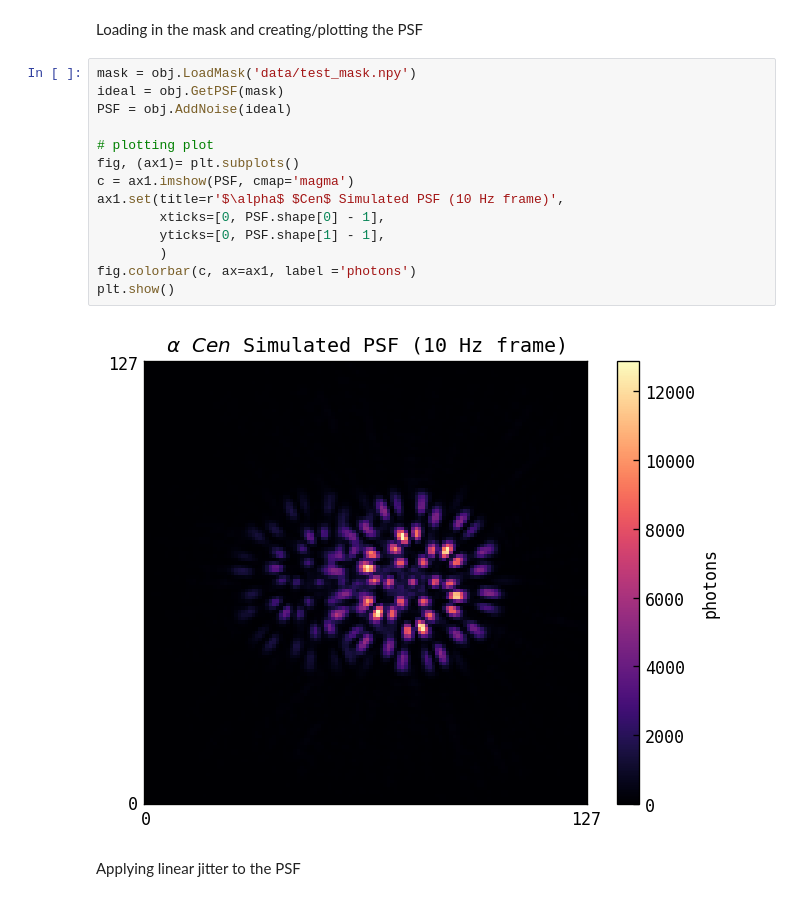
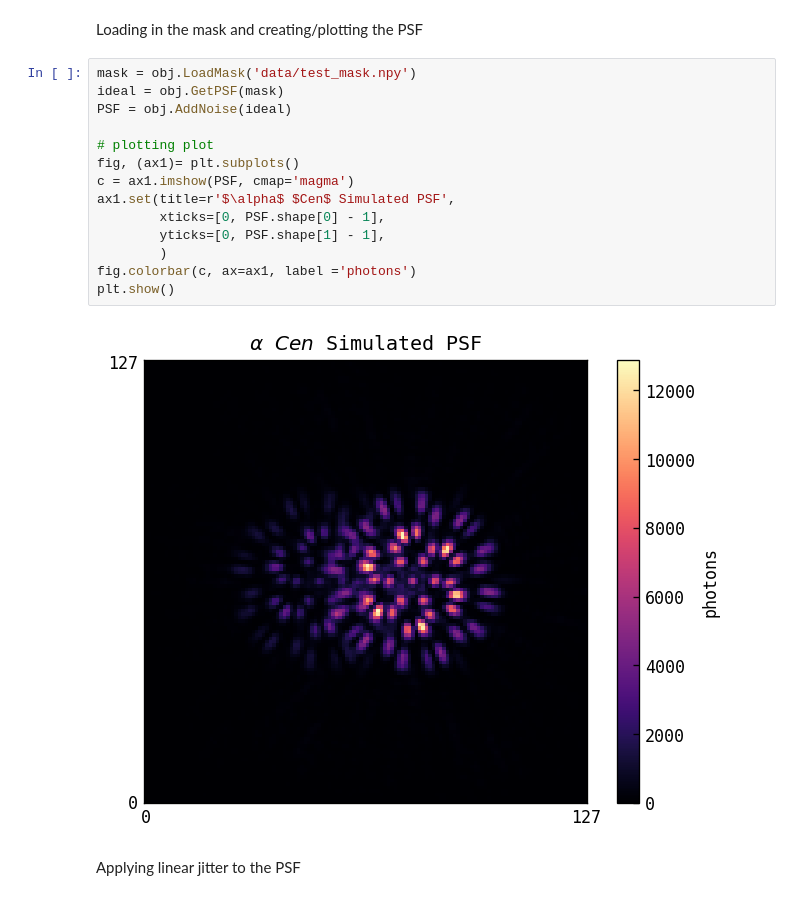
Before and after one commit to maxecharles/toliman-phd, a Jupyter notebook: main.ipynb, the cells around one changed output. Saved outputs shown, nothing was run; the diff lists cells and outputs as text.

```diff
--- a/main.ipynb
+++ b/main.ipynb
@@ -28,19 +29,19 @@ Loading in the mask and creating/plotting the PSF
 # %%
 mask = obj.LoadMask('data/test_mask.npy')
 ideal = obj.GetPSF(mask)
 PSF = obj.AddNoise(ideal)
 
 # plotting plot
 fig, (ax1)= plt.subplots()
 c = ax1.imshow(PSF, cmap='magma')
-ax1.set(title=r'$\alpha$ $Cen$ Simulated PSF (10 Hz frame)',
+ax1.set(title=r'$\alpha$ $Cen$ Simulated PSF',
         xticks=[0, PSF.shape[0] - 1],
         yticks=[0, PSF.shape[1] - 1],
         )
 fig.colorbar(c, ax=ax1, label ='photons')
 plt.show()
 # %% [output]
-[figure, old version]
+[figure, new version]
 # %% [markdown]
 Applying linear jitter to the PSF
 # %%
```
Also changed, not shown: parts of 2 cells of this notebook, 1 other file.
